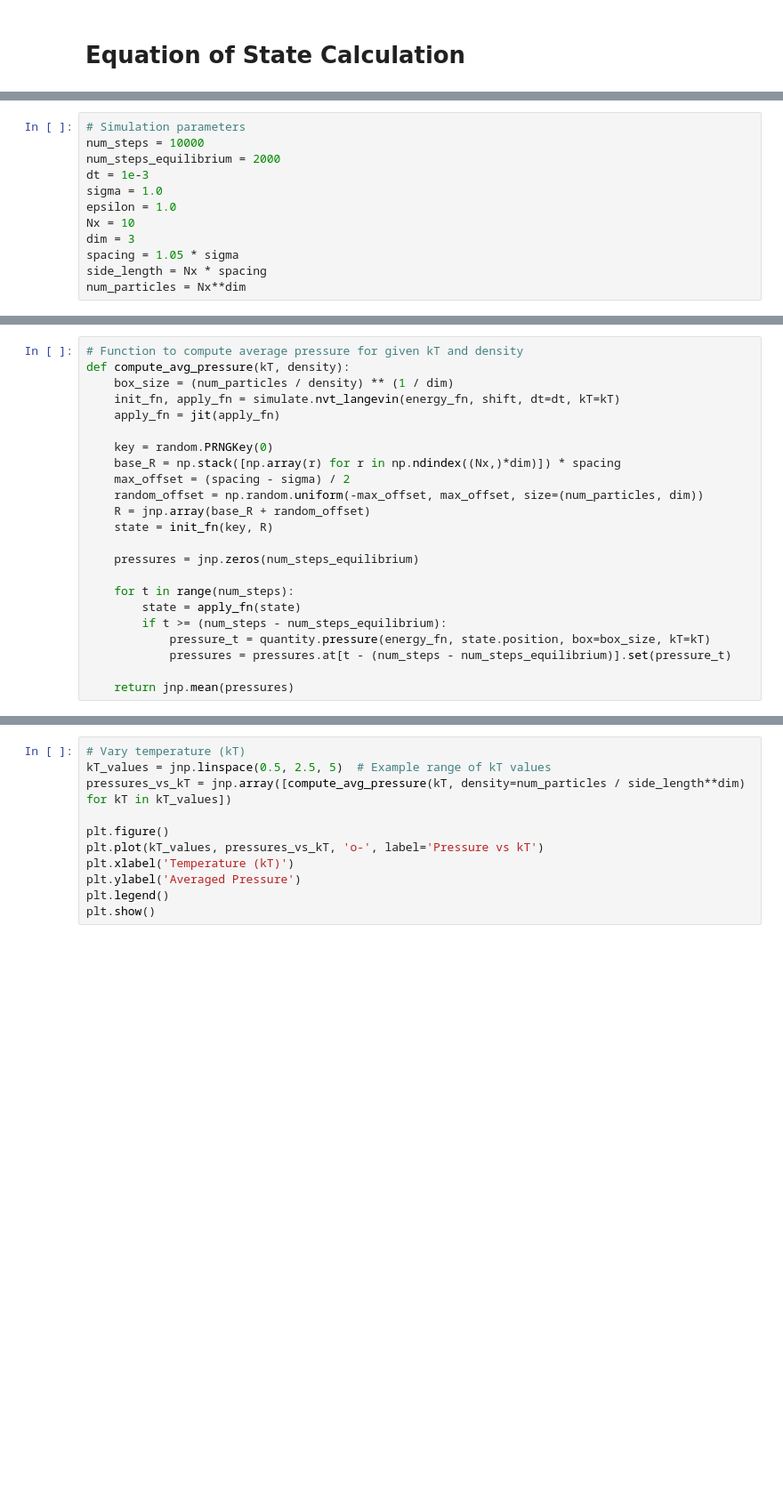
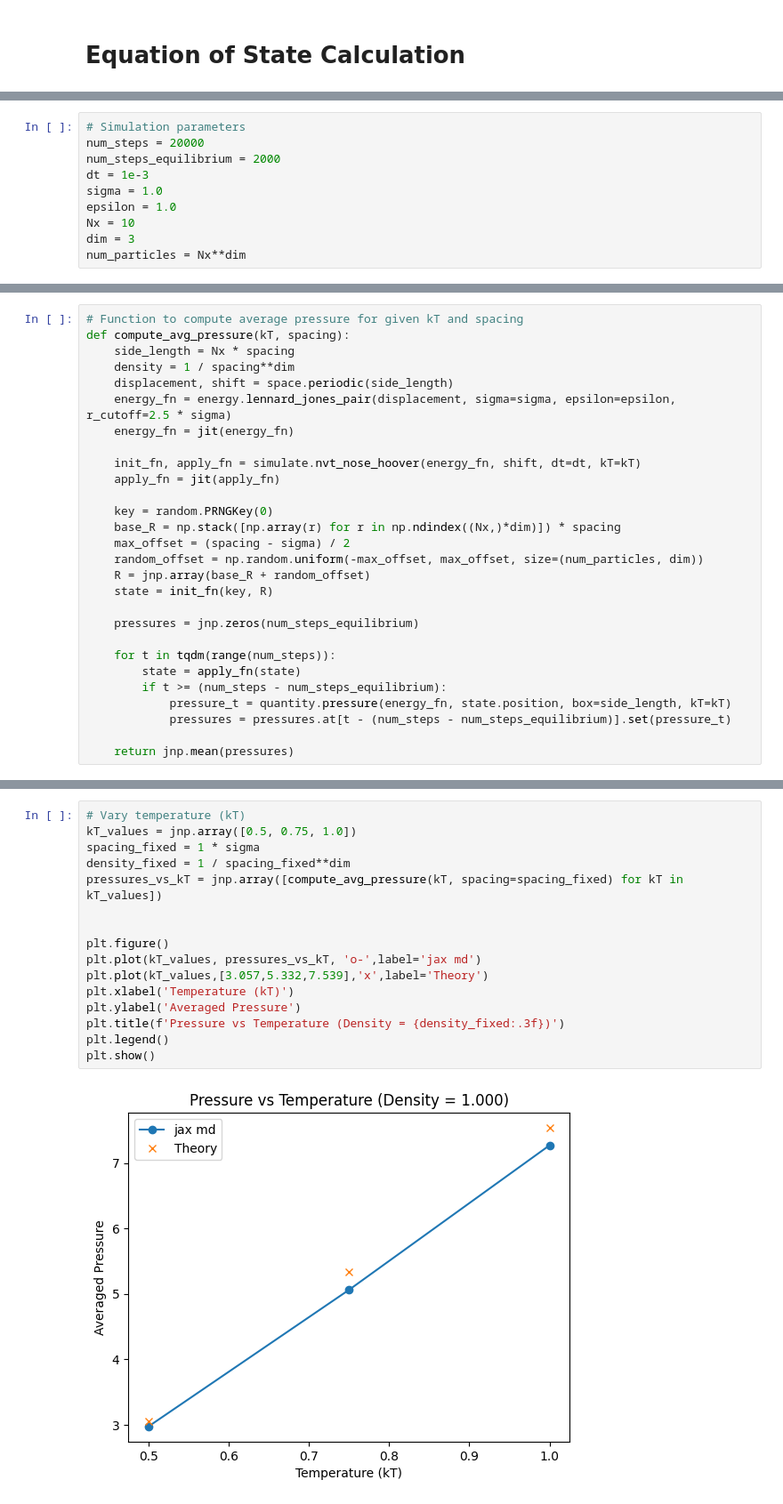
Before and after one commit to tkayutg/MD-sims-NO, a Jupyter notebook: Notebooks/EOS_LJ_periodic.ipynb, the cells around one changed output, grey strips where cells are left out. Shown: that part at 89% size. Drawn from its saved outputs; the diff is of its cells as text; blank space fills up the shorter version.

```diff
--- a/Notebooks/EOS_LJ_periodic.ipynb
+++ b/Notebooks/EOS_LJ_periodic.ipynb
@@ -9,12 +10,10 @@ from jax_md import space, energy, simulate, quantity
 # %%
 # Simulation parameters
-num_steps = 10000
+num_steps = 20000
 num_steps_equilibrium = 2000
 dt = 1e-3
 sigma = 1.0
 epsilon = 1.0
 Nx = 10
 dim = 3
-spacing = 1.05 * sigma
-side_length = Nx * spacing
 num_particles = Nx**dim
@@ -26,8 +22,13 @@ energy_fn = jit(energy_fn)
 # %%
-# Function to compute average pressure for given kT and density
-def compute_avg_pressure(kT, density):
-    box_size = (num_particles / density) ** (1 / dim)
-    init_fn, apply_fn = simulate.nvt_langevin(energy_fn, shift, dt=dt, kT=kT)
+# Function to compute average pressure for given kT and spacing
+def compute_avg_pressure(kT, spacing):
+    side_length = Nx * spacing
+    density = 1 / spacing**dim
+    displacement, shift = space.periodic(side_length)
+    energy_fn = energy.lennard_jones_pair(displacement, sigma=sigma, epsilon=epsilon, r_cutoff=2.5 * sigma)
+    energy_fn = jit(energy_fn)
+
+    init_fn, apply_fn = simulate.nvt_nose_hoover(energy_fn, shift, dt=dt, kT=kT)
     apply_fn = jit(apply_fn)
 
     key = random.PRNGKey(0)
@@ -39,10 +40,10 @@ def compute_avg_pressure(kT, density):
 
     pressures = jnp.zeros(num_steps_equilibrium)
 
-    for t in range(num_steps):
+    for t in tqdm(range(num_steps)):
         state = apply_fn(state)
         if t >= (num_steps - num_steps_equilibrium):
-            pressure_t = quantity.pressure(energy_fn, state.position, box=box_size, kT=kT)
+            pressure_t = quantity.pressure(energy_fn, state.position, box=side_length, kT=kT)
             pressures = pressures.at[t - (num_steps - num_steps_equilibrium)].set(pressure_t)
 
     return jnp.mean(pressures)
@@ -49,12 +52,19 @@ def compute_avg_pressure(kT, density):
 # %%
 # Vary temperature (kT)
-kT_values = jnp.linspace(0.5, 2.5, 5)  # Example range of kT values
-pressures_vs_kT = jnp.array([compute_avg_pressure(kT, density=num_particles / side_length**dim) for kT in kT_values])
+kT_values = jnp.array([0.5, 0.75, 1.0])
+spacing_fixed = 1 * sigma
+density_fixed = 1 / spacing_fixed**dim
+pressures_vs_kT = jnp.array([compute_avg_pressure(kT, spacing=spacing_fixed) for kT in kT_values])
+
 
 plt.figure()
-plt.plot(kT_values, pressures_vs_kT, 'o-', label='Pressure vs kT')
+plt.plot(kT_values, pressures_vs_kT, 'o-',label='jax md')
+plt.plot(kT_values,[3.057,5.332,7.539],'x',label='Theory')
 plt.xlabel('Temperature (kT)')
 plt.ylabel('Averaged Pressure')
+plt.title(f'Pressure vs Temperature (Density = {density_fixed:.3f})')
 plt.legend()
 plt.show()
+# %% [output]
+[figure, added]
 # %%
```
Also changed, not shown: parts of 7 cells of this notebook.
